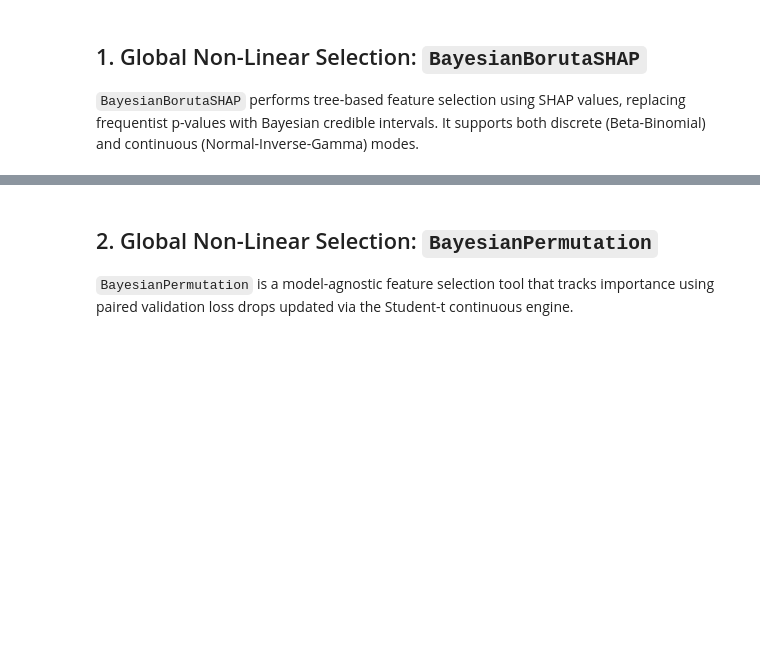
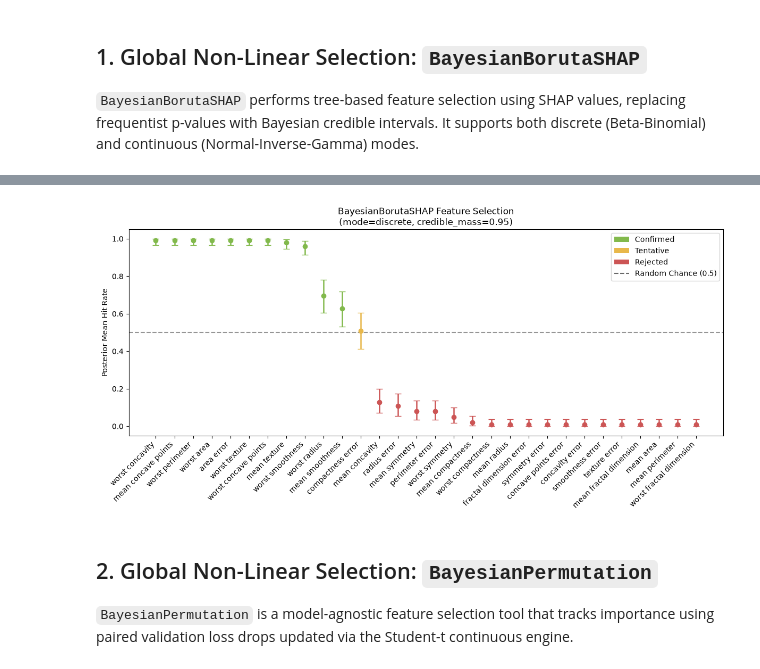
Before and after one commit to sam-tritto/bxai, a Jupyter notebook: notebooks/examples.ipynb, the cells around one changed output, grey strips where cells are left out. Cells and saved outputs as stored; diff of their text form; code cells hidden in the pictures; blank space fills up the shorter version.

```diff
--- a/notebooks/examples.ipynb
+++ b/notebooks/examples.ipynb
@@ -50,3 +55,8 @@ Confirmed Features:
+# %%
+# Visualize selection results (Mean and CIs)
+fig = selector.plot()
+# %% [output]
+[figure, added]
 # %% [markdown]
 ## 2. Global Non-Linear Selection: `BayesianPermutation`
 
```
Also changed, not shown: parts of 16 cells of this notebook, 10 other files.
